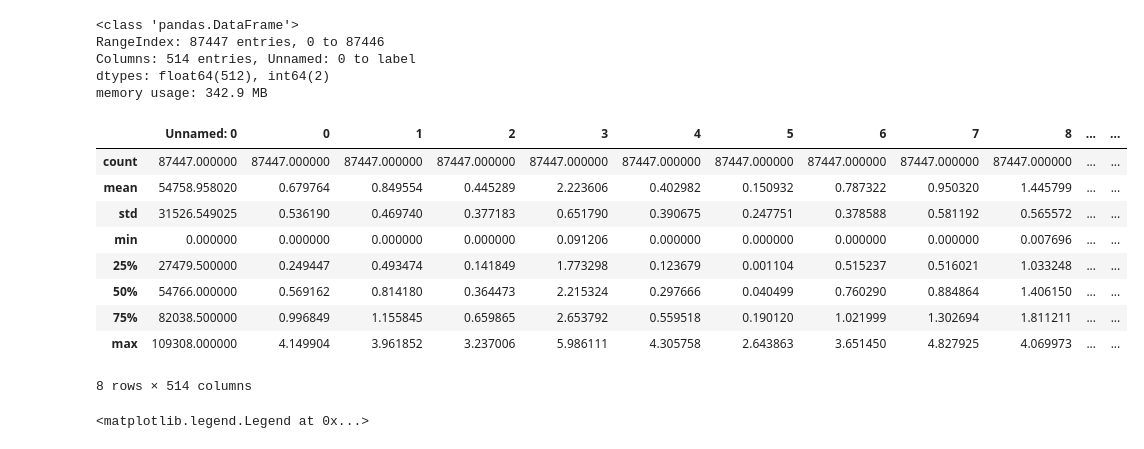
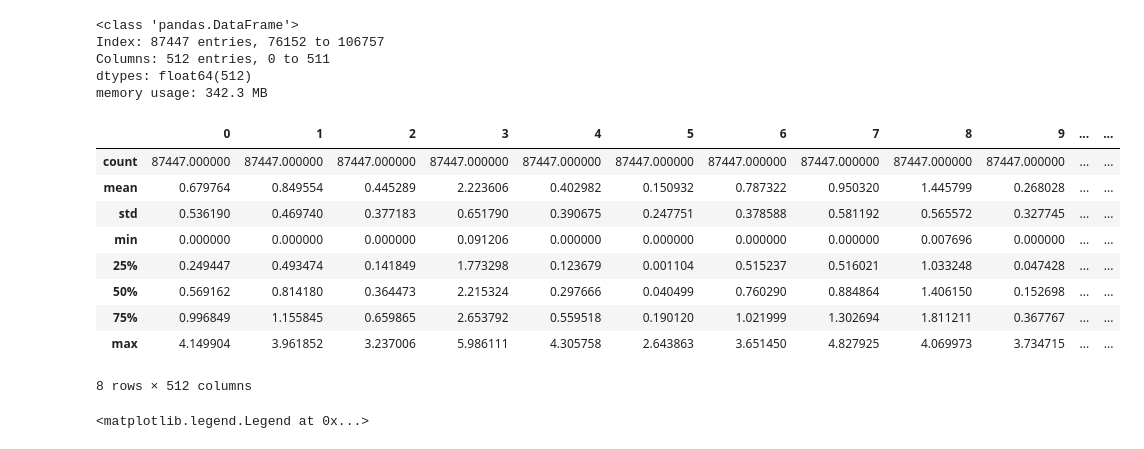
Before and after one commit to Kirjia/ProgettoQuantumBiometria, a Jupyter notebook: src/PCA/PCA_s11.ipynb, the cells around one changed output. Cells and saved outputs as stored; diff of their text form; code cells hidden in the pictures.

```diff
--- a/src/PCA/PCA_s11.ipynb
+++ b/src/PCA/PCA_s11.ipynb
@@ -5,27 +5,32 @@ from scipy.stats import norm
 import pandas as pd
 from sklearn.decomposition import PCA
 from sklearn.preprocessing import StandardScaler
+# %%
+# Pulizia csv da index e label
+dataframe = pd.read_csv('../assets/seeds_11/train_11.csv', index_col=0)
+
+dataframe = dataframe.drop(columns=['label'])
 # %%
-dataframe = pd.read_csv('../assets/seeds_11/train_11.csv')
+#dataframe = pd.read_csv('../assets/seeds_11/train_11.csv')  Deprecata, si prende sia label che indice csv
 dataframe.head()
 dataframe.info()
 dataframe.describe()
 # %% [output]
 <class 'pandas.DataFrame'>
-RangeIndex: 87447 entries, 0 to 87446
-Columns: 514 entries, Unnamed: 0 to label
-dtypes: float64(512), int64(2)
-memory usage: 342.9 MB
+Index: 87447 entries, 76152 to 106757
+Columns: 512 entries, 0 to 511
+dtypes: float64(512)
+memory usage: 342.3 MB
-|  | Unnamed: 0 | 0 | 1 | 2 | 3 | 4 | 5 | 6 | 7 | 8 | ... | ... |
+|  | 0 | 1 | 2 | 3 | 4 | 5 | 6 | 7 | 8 | 9 | ... | ... |
 | count | 87447.000000 | 87447.000000 | 87447.000000 | 87447.000000 | 87447.000000 | 87447.000000 | 87447.000000 | 87447.000000 | 87447.000000 | 87447.000000 | ... | ... |
-| mean | 54758.958020 | 0.679764 | 0.849554 | 0.445289 | 2.223606 | 0.402982 | 0.150932 | 0.787322 | 0.950320 | 1.445799 | ... | ... |
-| std | 31526.549025 | 0.536190 | 0.469740 | 0.377183 | 0.651790 | 0.390675 | 0.247751 | 0.378588 | 0.581192 | 0.565572 | ... | ... |
-| min | 0.000000 | 0.000000 | 0.000000 | 0.000000 | 0.091206 | 0.000000 | 0.000000 | 0.000000 | 0.000000 | 0.007696 | ... | ... |
-| 25% | 27479.500000 | 0.249447 | 0.493474 | 0.141849 | 1.773298 | 0.123679 | 0.001104 | 0.515237 | 0.516021 | 1.033248 | ... | ... |
-| 50% | 54766.000000 | 0.569162 | 0.814180 | 0.364473 | 2.215324 | 0.297666 | 0.040499 | 0.760290 | 0.884864 | 1.406150 | ... | ... |
-| 75% | 82038.500000 | 0.996849 | 1.155845 | 0.659865 | 2.653792 | 0.559518 | 0.190120 | 1.021999 | 1.302694 | 1.811211 | ... | ... |
-| max | 109308.000000 | 4.149904 | 3.961852 | 3.237006 | 5.986111 | 4.305758 | 2.643863 | 3.651450 | 4.827925 | 4.069973 | ... | ... |
+| mean | 0.679764 | 0.849554 | 0.445289 | 2.223606 | 0.402982 | 0.150932 | 0.787322 | 0.950320 | 1.445799 | 0.268028 | ... | ... |
+| std | 0.536190 | 0.469740 | 0.377183 | 0.651790 | 0.390675 | 0.247751 | 0.378588 | 0.581192 | 0.565572 | 0.327745 | ... | ... |
+| min | 0.000000 | 0.000000 | 0.000000 | 0.091206 | 0.000000 | 0.000000 | 0.000000 | 0.000000 | 0.007696 | 0.000000 | ... | ... |
+| 25% | 0.249447 | 0.493474 | 0.141849 | 1.773298 | 0.123679 | 0.001104 | 0.515237 | 0.516021 | 1.033248 | 0.047428 | ... | ... |
+| 50% | 0.569162 | 0.814180 | 0.364473 | 2.215324 | 0.297666 | 0.040499 | 0.760290 | 0.884864 | 1.406150 | 0.152698 | ... | ... |
+| 75% | 0.996849 | 1.155845 | 0.659865 | 2.653792 | 0.559518 | 0.190120 | 1.021999 | 1.302694 | 1.811211 | 0.367767 | ... | ... |
+| max | 4.149904 | 3.961852 | 3.237006 | 5.986111 | 4.305758 | 2.643863 | 3.651450 | 4.827925 | 4.069973 | 3.734715 | ... | ... |
-8 rows × 514 columns
+8 rows × 512 columns
 # %%
 # 1. Standardizzazione
 scaler = StandardScaler()
```
Also changed, not shown: parts of 4 cells of this notebook, 4 other files.
